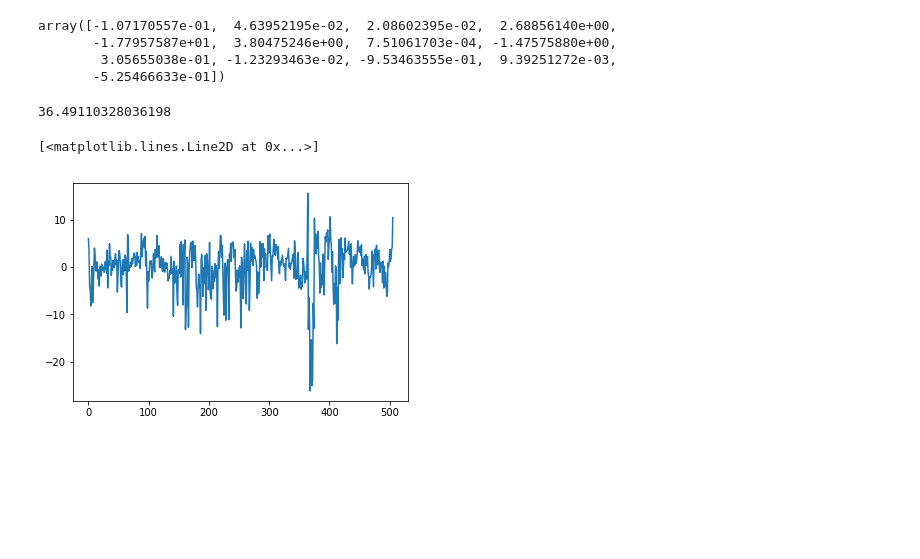
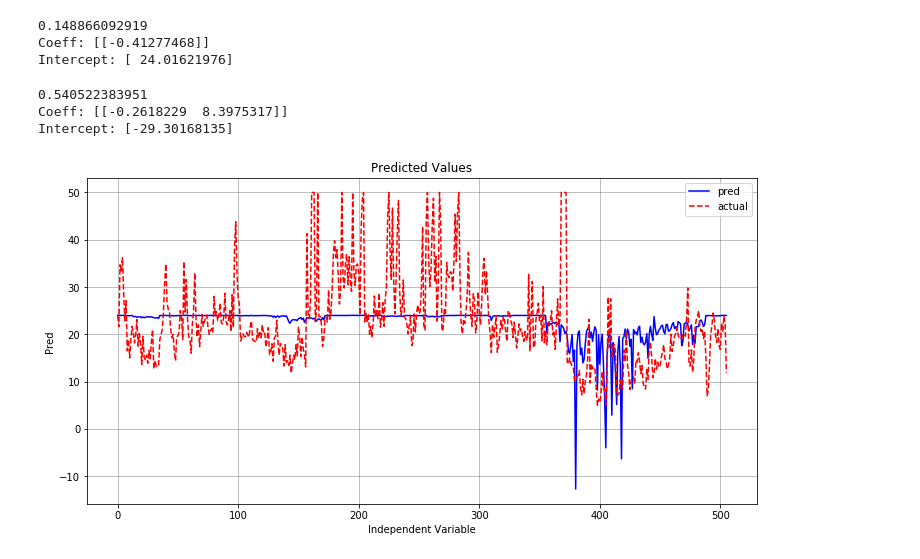
Before and after one commit to renjithmadhavan/dsrm, a Jupyter notebook: Machine Learning/1b - Linear Regression Using Scikit - Learn.ipynb, the cells around one changed output. Drawn from its saved outputs; the diff is of its cells as text; code cells hidden in the pictures; blank space fills up the shorter version.

```diff
--- a/Machine Learning/1b - Linear Regression Using Scikit - Learn.ipynb
+++ b/Machine Learning/1b - Linear Regression Using Scikit - Learn.ipynb
@@ -17,2 +4,6 @@ data = datasets.load_boston()
 # %%
-df = pd.DataFrame(data.data, columns=data.feature_names)
+data = datasets.load_boston()
+df = pd.DataFrame(data.data, columns = data.feature_names)
+df['target'] = data.target
+print(df.shape)
+print(df.head())
@@ -51,16 +18,32 @@ lm.score(x,y)
-# %%
-lm.coef_
-# %% [output]
-array([-1.07170557e-01,  4.63952195e-02,  2.08602395e-02,  2.68856140e+00,
-       -1.77957587e+01,  3.80475246e+00,  7.51061703e-04, -1.47575880e+00,
-        3.05655038e-01, -1.23293463e-02, -9.53463555e-01,  9.39251272e-03,
-       -5.25466633e-01])
-# %%
-lm.intercept_
-# %% [output]
-36.49110328036198
-# %%
-plt.plot(pred - y)
-# %% [output]
-[<matplotlib.lines.Line2D at 0x...>]
-[figure, removed]
+# %%
+x = df.loc[:, ['CRIM']]
+y = df.loc[:, ['target']]
+lm1 = linear_model.LinearRegression()
+lm1.fit(x, y)
+print(lm1.score(x, y))
+print('Coeff:', lm1.coef_)
+print('Intercept:', lm1.intercept_)
+pred1 = lm1.predict(x)
+# %% [output]
+0.148866092919
+Coeff: [[-0.41277468]]
+Intercept: [ 24.01621976]
+# %%
+x = df.loc[:, ['CRIM', 'RM']]
+y = df.loc[:, ['target']]
+lm2 = linear_model.LinearRegression()
+lm2.fit(x, y)
+print(lm2.score(x, y))
+print('Coeff:', lm2.coef_)
+print('Intercept:', lm2.intercept_)
+pred2 = lm2.predict(x)
+# %% [output]
+0.540522383951
+Coeff: [[-0.2618229  8.3975317]]
+Intercept: [-29.30168135]
+# %%
+x = [ i for i in range(len(x))]
+actual = y
+plot_multiline(x, pred1, y)
+# %% [output]
+[figure, added]
```
Also changed, not shown: parts of 14 cells of this notebook, 3 other files.
